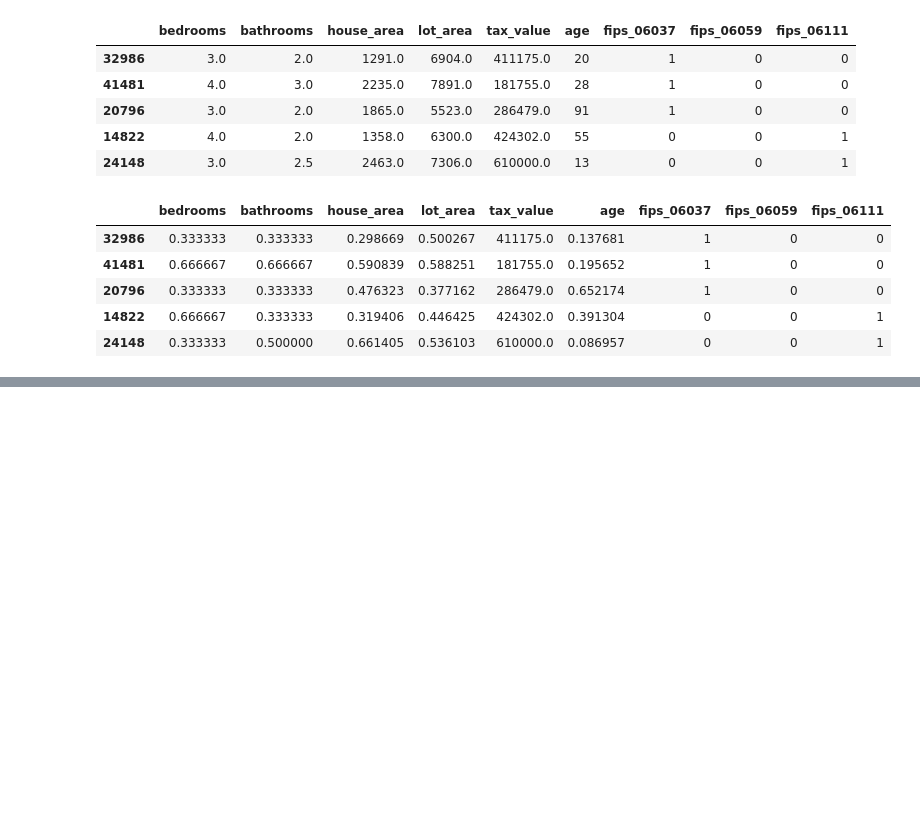
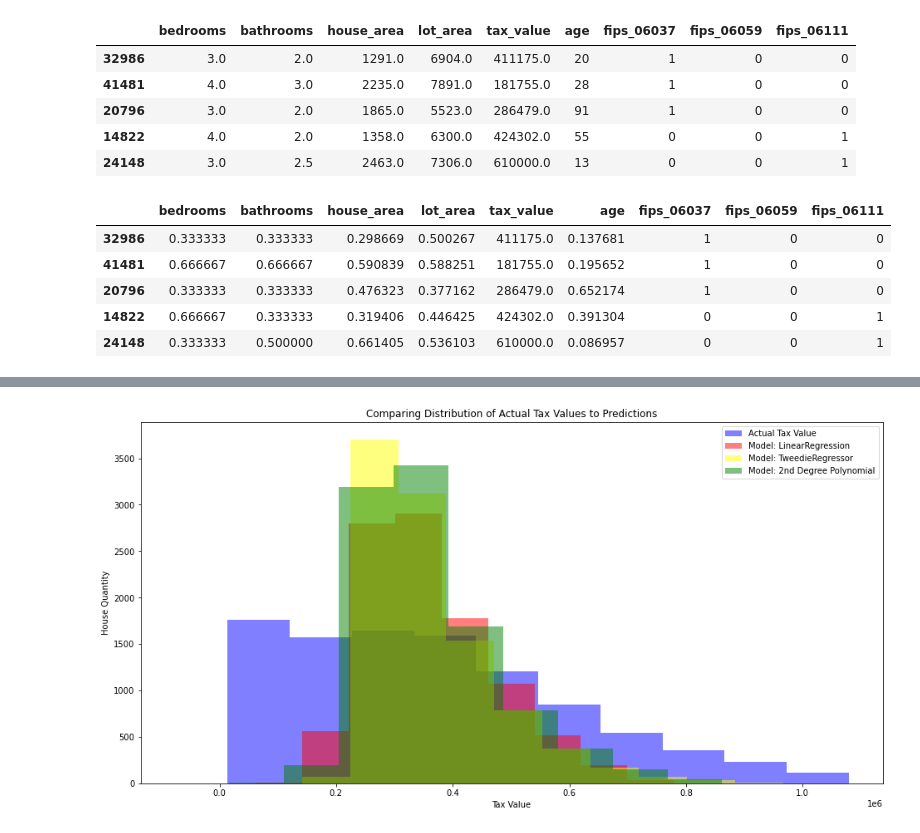
Before and after one commit to watermanbrandyn/regression_project, a Jupyter notebook: regression_workbook.ipynb, the cells around one changed output, grey strips where cells are left out. Cells and saved outputs as stored; diff of their text form; code cells hidden in the pictures; blank space fills up the shorter version.

```diff
--- a/regression_workbook.ipynb
+++ b/regression_workbook.ipynb
@@ -978,0 +610,14 @@ conts
+# %%
+# Histograms
+plt.figure(figsize=(16,8))
+plt.hist(y_validate.tax_value, color='blue', alpha=.5, label='Actual Tax Value')
+plt.hist(y_validate.tax_lm_pred, color='red', alpha=.5, label='Model: LinearRegression')
+plt.hist(y_validate.tax_pred_glm, color='yellow', alpha=.5, label='Model: TweedieRegressor')
+plt.hist(y_validate.tax_pred_lm2, color='green', alpha=.5, label='Model: 2nd Degree Polynomial')
+plt.xlabel('Tax Value')
+plt.ylabel('House Quantity')
+plt.title('Comparing Distribution of Actual Tax Values to Predictions')
+plt.legend()
+plt.show()
+# %% [output]
+[figure, added]
```
Also changed, not shown: parts of 102 cells of this notebook.
